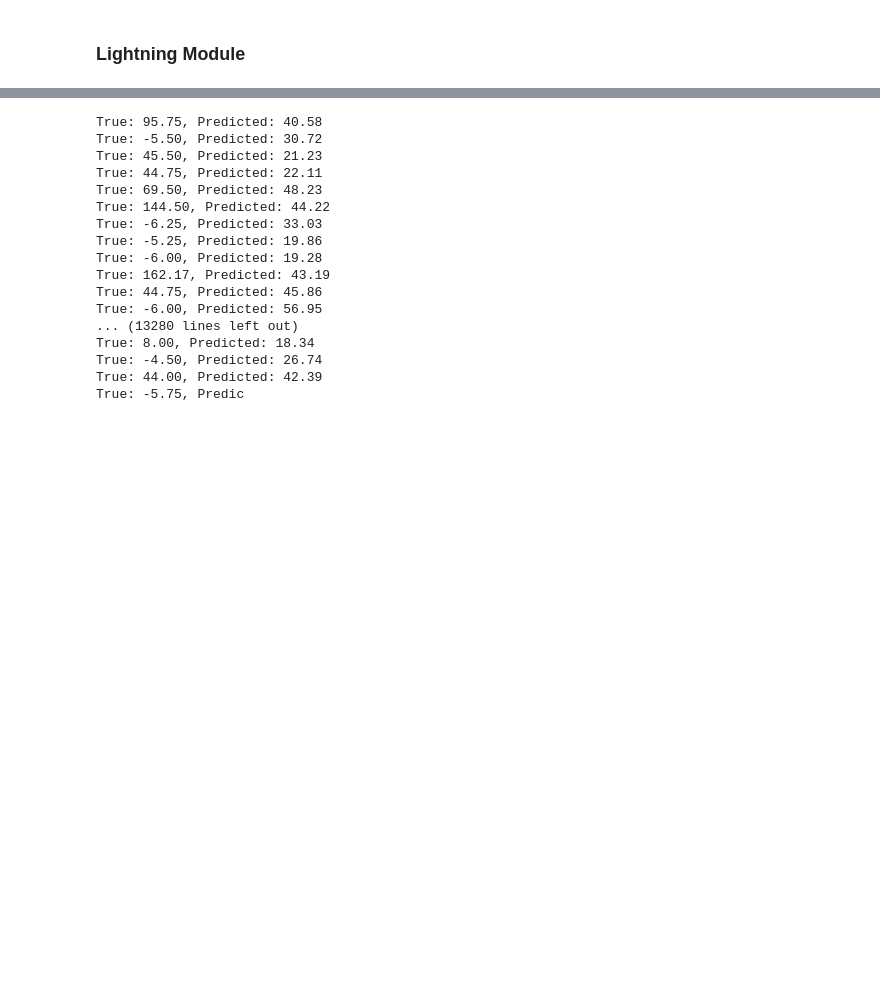
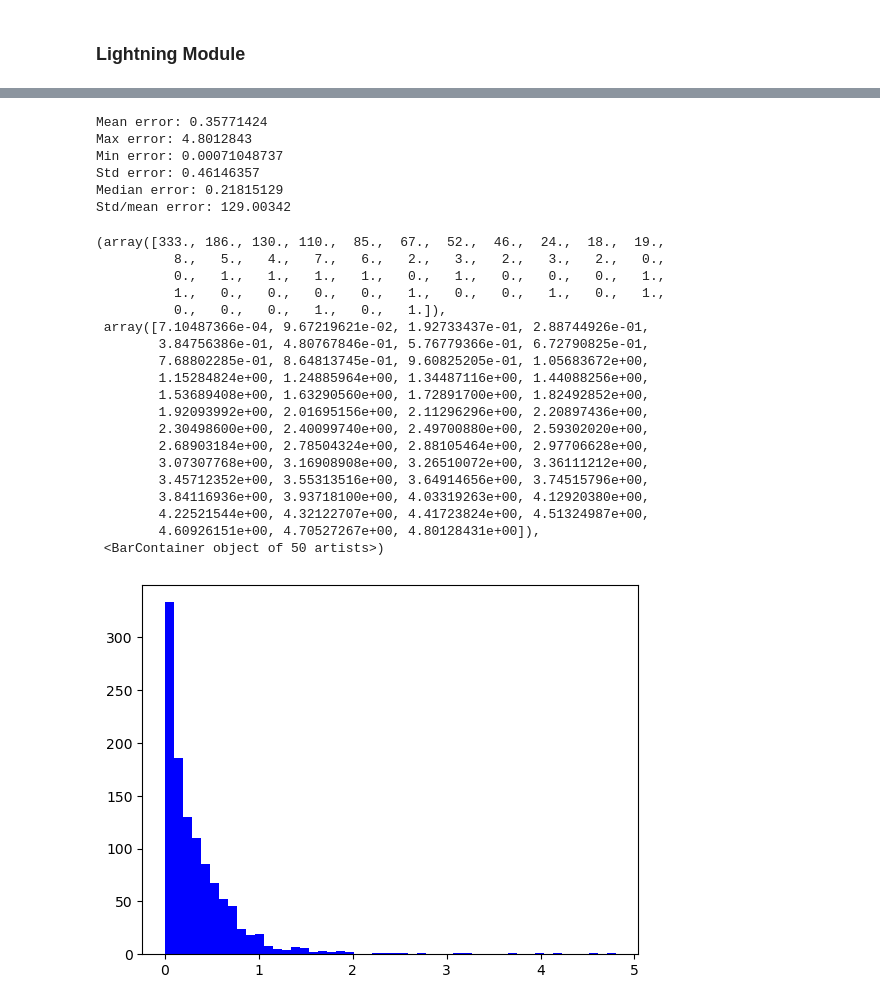
Before and after one commit to Mattheex/FactorioAI, a Jupyter notebook: GNN/jupyter.ipynb, the cells around one changed output, grey strips where cells are left out. Drawn from its saved outputs; the diff is of its cells as text; code cells hidden in the pictures; blank space fills up the shorter version.

```diff
--- a/GNN/jupyter.ipynb
+++ b/GNN/jupyter.ipynb
@@ -119,7 +122,10 @@ from var import CELL_NUMBER
 
 scaler_X = MinMaxScaler()
 scaler_y = MinMaxScaler()
-X_flat = X.reshape((X.shape[0], -1))
+X_split = [list(map(int, x.split())) for x in X.flatten()]
+X_split = np.array(X_split).reshape(X.shape[0], CELL_NUMBER, CELL_NUMBER)
+print(X_split.shape)
+X_flat = X_split.reshape((X.shape[0], -1))
 
 X_train , X_test, y_train,y_test = train_test_split(X_flat, y,test_size=0.2, random_state=42)
 
@@ -248,27 +268,46 @@ NameError: name 'exit' is not defined
-# %%
-model.eval()
-with torch.no_grad():
-    for i, (x, y_true) in enumerate(test):
-        y_pred = model(x)
-        y_pred_denorm = scaler_y.inverse_transform(y_pred.cpu().numpy())
-        y_true_denorm = scaler_y.inverse_transform(y_true.cpu().numpy())
-        for yt, yp in zip(y_true_denorm, y_pred_denorm):
-            print(f"True: {yt[0]:.2f}, Predicted: {yp[0]:.2f}")
-# %% [output]
-True: 95.75, Predicted: 40.58
-True: -5.50, Predicted: 30.72
-True: 45.50, Predicted: 21.23
-True: 44.75, Predicted: 22.11
-True: 69.50, Predicted: 48.23
-True: 144.50, Predicted: 44.22
-True: -6.25, Predicted: 33.03
-True: -5.25, Predicted: 19.86
-True: -6.00, Predicted: 19.28
-True: 162.17, Predicted: 43.19
-True: 44.75, Predicted: 45.86
-True: -6.00, Predicted: 56.95
-... (13280 lines left out)
-True: 8.00, Predicted: 18.34
-True: -4.50, Predicted: 26.74
-True: 44.00, Predicted: 42.39
-True: -5.75, Predic
+# %%
+model.eval()
+error = []
+with torch.no_grad():
+    for i, (x, y_true) in enumerate(test):
+        y_pred = model(x)
+        y_pred_denorm = scaler_y.inverse_transform(y_pred.cpu().numpy())
+        y_true_denorm = scaler_y.inverse_transform(y_true.cpu().numpy())
+        for yt, yp in zip(y_true_denorm, y_pred_denorm):
+            error.append(np.abs(yp - yt)[0])
+
+#print(error)
+print("Mean error:", np.mean(error))
+print("Max error:", np.max(error))
+print("Min error:", np.min(error))
+print("Std error:", np.std(error))
+print("Median error:", np.median(error))
+print("Std/mean error:", np.std(error) / np.mean(error) * 100)
+plt.hist(error, bins=50, color='blue')
+# %% [output]
+Mean error: 0.35771424
+Max error: 4.8012843
+Min error: 0.00071048737
+Std error: 0.46146357
+Median error: 0.21815129
+Std/mean error: 129.00342
+(array([333., 186., 130., 110.,  85.,  67.,  52.,  46.,  24.,  18.,  19.,
+          8.,   5.,   4.,   7.,   6.,   2.,   3.,   2.,   3.,   2.,   0.,
+          0.,   1.,   1.,   1.,   1.,   0.,   1.,   0.,   0.,   0.,   1.,
+          1.,   0.,   0.,   0.,   0.,   1.,   0.,   0.,   1.,   0.,   1.,
+          0.,   0.,   0.,   1.,   0.,   1.]),
+ array([7.10487366e-04, 9.67219621e-02, 1.92733437e-01, 2.88744926e-01,
+        3.84756386e-01, 4.80767846e-01, 5.76779366e-01, 6.72790825e-01,
+        7.68802285e-01, 8.64813745e-01, 9.60825205e-01, 1.05683672e+00,
+        1.15284824e+00, 1.24885964e+00, 1.34487116e+00, 1.44088256e+00,
+        1.53689408e+00, 1.63290560e+00, 1.72891700e+00, 1.82492852e+00,
+        1.92093992e+00, 2.01695156e+00, 2.11296296e+00, 2.20897436e+00,
+        2.30498600e+00, 2.40099740e+00, 2.49700880e+00, 2.59302020e+00,
+        2.68903184e+00, 2.78504324e+00, 2.88105464e+00, 2.97706628e+00,
+        3.07307768e+00, 3.16908908e+00, 3.26510072e+00, 3.36111212e+00,
+        3.45712352e+00, 3.55313516e+00, 3.64914656e+00, 3.74515796e+00,
+        3.84116936e+00, 3.93718100e+00, 4.03319263e+00, 4.12920380e+00,
+        4.22521544e+00, 4.32122707e+00, 4.41723824e+00, 4.51324987e+00,
+        4.60926151e+00, 4.70527267e+00, 4.80128431e+00]),
+ <BarContainer object of 50 artists>)
+[figure, added]
```
Also changed, not shown: parts of 6 cells of this notebook, 10 other files.
